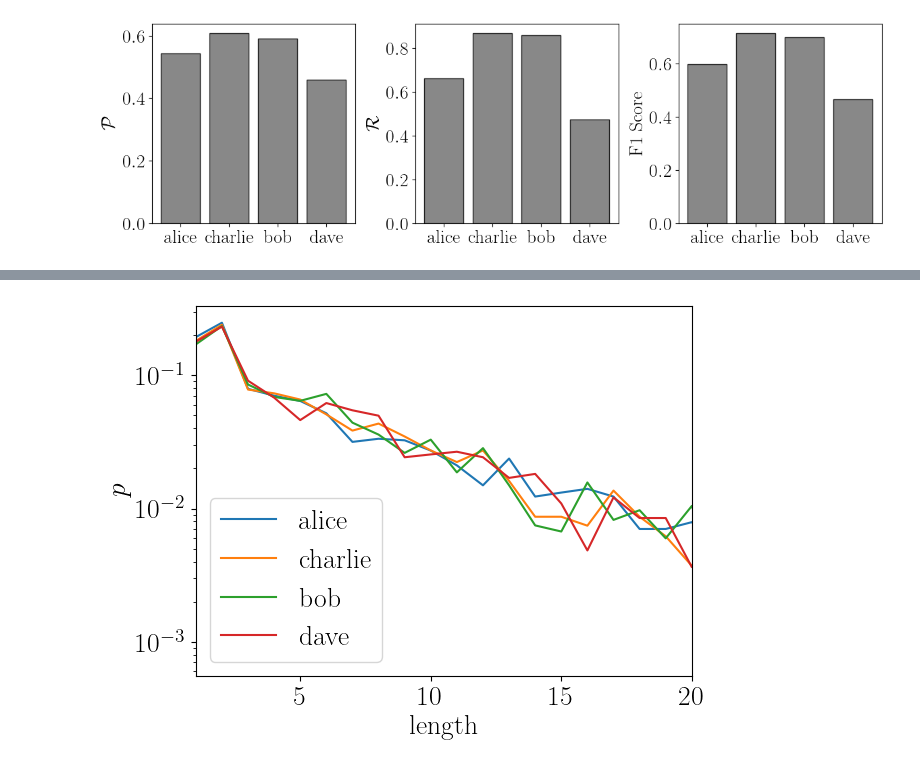
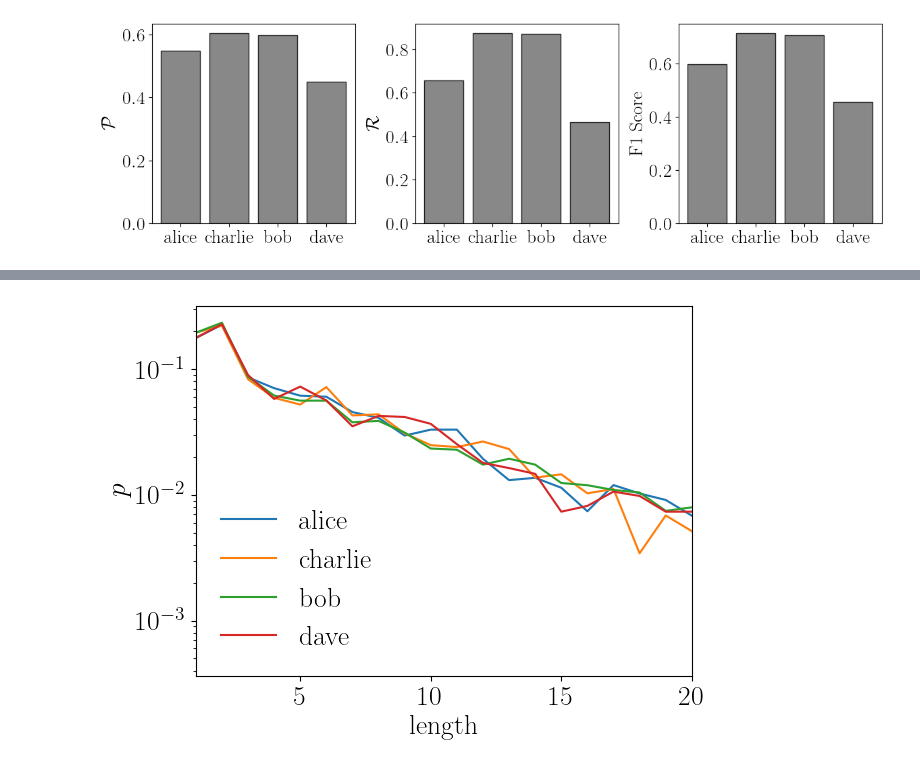
Before and after one commit to pastranacl/naive_bayes_whatsapp_group, a Jupyter notebook: naive_bayes_whatsapp_analysis.ipynb, the cells around one changed output, grey strips where cells are left out. Cells and saved outputs as stored; diff of their text form; code cells hidden in the pictures.

```diff
--- a/naive_bayes_whatsapp_analysis.ipynb
+++ b/naive_bayes_whatsapp_analysis.ipynb
@@ -265,7 +265,7 @@ def naive_bayes_whatsapp_messages(message, members, num_messages_members, prob_m
 messages, members_msg, members = load_conversations('./chats/chat.txt')
 
 # Split the data in training and cross-validation sets
-TRAINING_FRACTION = 0.8
+TRAINING_FRACTION = 0.7
 messages_train, messages_xval, members_msg_train, members_msg_xval  = split_data(messages, members_msg, TRAINING_FRACTION)
 
 # Make dictionary
@@ -516,5 +521,22 @@ However, the distribution of length is, in general, very similar between members
 # %%
 def length_prob(messages, members_msg, members):
+    """
+        Calculate the probability of message length in words and characters.
+
+        Parameters:
+            - messages (string array): Array of all messages
+            - members_msg (string array): Array with the users for a the message in messages
+            - members (list): List for all members in the group
+
+        Output:
+            - p word_length (dict): Probability of total word length for each member
+            - prob_word_length (dict): Probability of having words of a given length for each member
+            - char_length (dict): Number of characters for the message of each member
+            - prob_char_length (dict): Probability of characters for each member
+            - p_length_word (dict): Probablity for total word length for each member
+            - p_char_word  (dict): Probability of number of characters for the message of each member
+
+    """
     MAX_LENGTH_WORD = 100
     MAX_LENGTH_WORD_CHARS = MAX_LENGTH_WORD*10
 
@@ -546,32 +568,32 @@ def length_prob(messages, members_msg, members):
             char_length[member][n_chars] += 1
 
 
     # Probabilities
     p_length_word = np.zeros(MAX_LENGTH_WORD)
     p_char_word = np.zeros(MAX_LENGTH_WORD_CHARS)
     for member in members:
         prob_word_length[member][:] = word_length[member][:]/np.sum(word_length[member][:])
         prob_char_length[member][:] = char_length[member][:]/np.sum(char_length[member][:])
         p_length_word += word_length[member][:]
         p_char_word += char_length[member][:]
 
     p_length_word /= np.sum(p_length_word)
     p_char_word /= np.sum(p_char_word)
 
 
     fig, ax = plt.subplots()
     for member in members:
         plt.plot(prob_word_length[member], label=str(member))
         plt.xlim([1,20])
 
     ax.set_yscale('log')
     ax.set_xlabel("length")
     ax.set_ylabel(r"$p$")
-    ax.legend()
+    ax.legend(frameon=False)
     plt.show()
 
     return word_length, prob_word_length, char_length, prob_char_length, p_length_word, p_char_word
 
 word_length, prob_word_length, char_length, prob_char_length, p_length_word, p_char_word = length_prob(messages_xval, members_msg_train, members)
 # %% [output]
-[figure, old version]
+[figure, new version]
```
Also changed, not shown: parts of 2 cells of this notebook.
